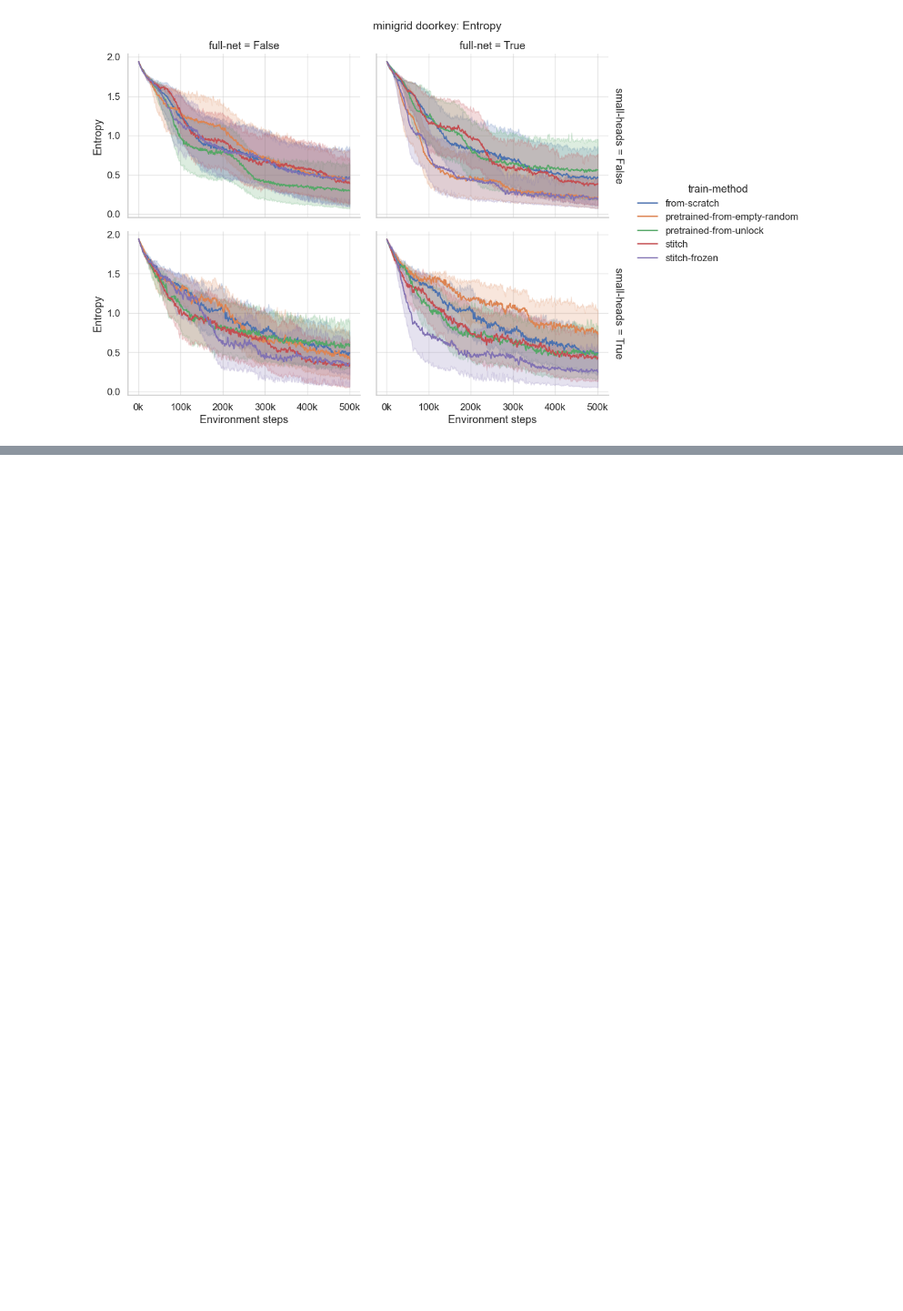
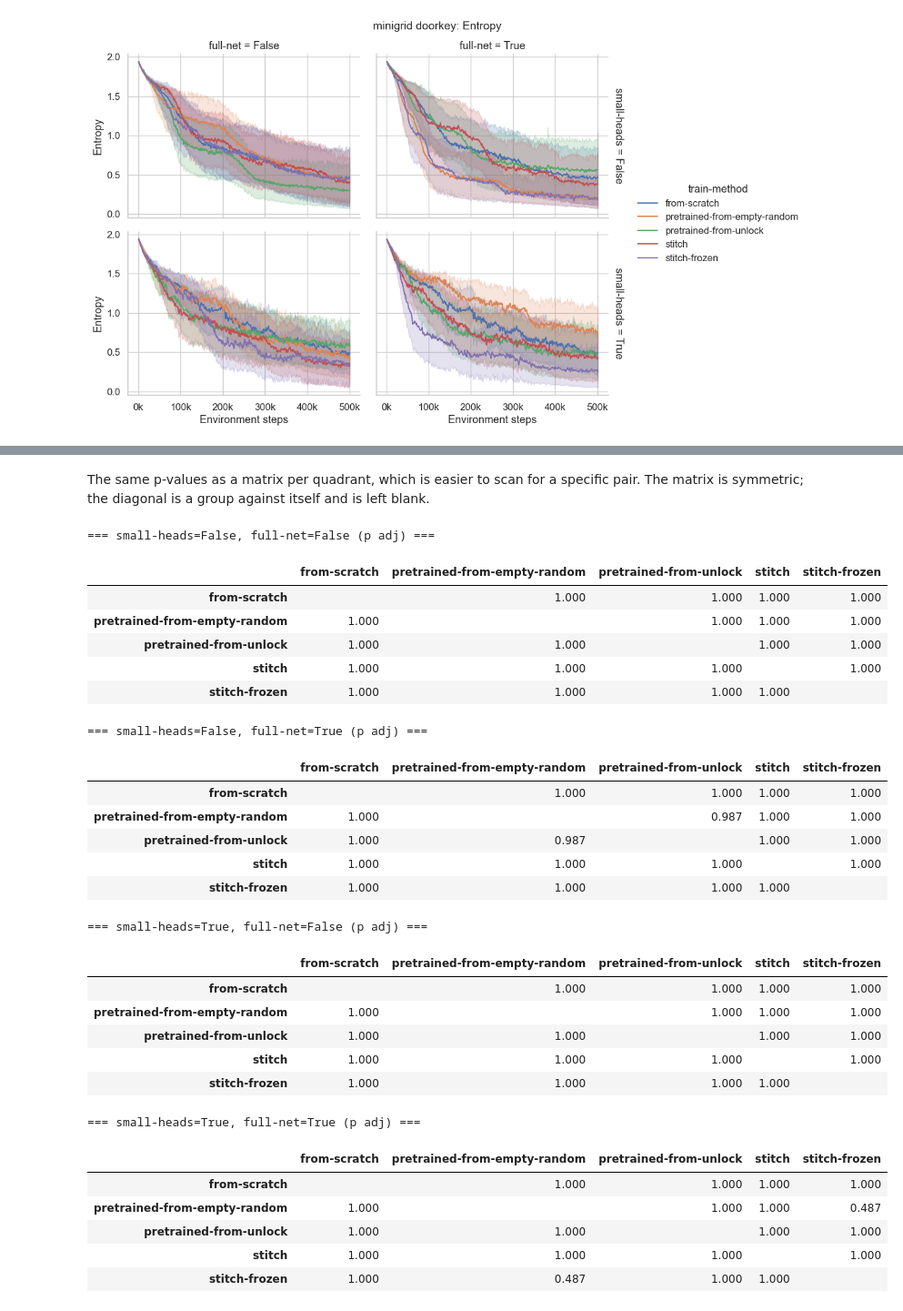
Before and after one commit to uvm-neurobotics-lab/stitching, a Jupyter notebook: src/minigrid.ipynb, the cells around one changed output, grey strips where cells are left out. Shown at 91% size. Drawn from its saved outputs; the diff is of its cells as text; code cells hidden in the pictures; blank space fills up the shorter version.

```diff
--- a/src/minigrid.ipynb
+++ b/src/minigrid.ipynb
@@ -298,0 +430,46 @@ plot_metric(plot_df, "Entropy")
+# %% [markdown]
+The same p-values as a matrix per quadrant, which is easier to scan for a specific pair. The matrix is symmetric;
+the diagonal is a group against itself and is left blank.
+# %%
+def pvalue_matrix(tests, facets=("small-heads", "full-net"), value="p adj"):
+    """ Lay the pairwise results out as one symmetric matrix per facet. """
+    for facet_values, panel in tests.groupby(list(facets)):
+        methods = sorted(set(panel["A"]) | set(panel["B"]))
+        matrix = pd.DataFrame(np.nan, index=methods, columns=methods)
+        for _, row in panel.iterrows():
+            matrix.loc[row["A"], row["B"]] = matrix.loc[row["B"], row["A"]] = row[value]
+        label = ", ".join(f"{k}={v}" for k, v in zip(facets, facet_values))
+        print(f"\n=== {label} ({value}) ===")
+        display(matrix.style.format("{:.3f}", na_rep="").background_gradient(cmap="Reds_r", vmin=0, vmax=1))
+
+
+pvalue_matrix(tests)
+# %% [output]
+=== small-heads=False, full-net=False (p adj) ===
+|  | from-scratch | pretrained-from-empty-random | pretrained-from-unlock | stitch | stitch-frozen |
+| from-scratch |  | 1.000 | 1.000 | 1.000 | 1.000 |
+| pretrained-from-empty-random | 1.000 |  | 1.000 | 1.000 | 1.000 |
+| pretrained-from-unlock | 1.000 | 1.000 |  | 1.000 | 1.000 |
+| stitch | 1.000 | 1.000 | 1.000 |  | 1.000 |
+| stitch-frozen | 1.000 | 1.000 | 1.000 | 1.000 |  |
+=== small-heads=False, full-net=True (p adj) ===
+|  | from-scratch | pretrained-from-empty-random | pretrained-from-unlock | stitch | stitch-frozen |
+| from-scratch |  | 1.000 | 1.000 | 1.000 | 1.000 |
+| pretrained-from-empty-random | 1.000 |  | 0.987 | 1.000 | 1.000 |
+| pretrained-from-unlock | 1.000 | 0.987 |  | 1.000 | 1.000 |
+| stitch | 1.000 | 1.000 | 1.000 |  | 1.000 |
+| stitch-frozen | 1.000 | 1.000 | 1.000 | 1.000 |  |
+=== small-heads=True, full-net=False (p adj) ===
+|  | from-scratch | pretrained-from-empty-random | pretrained-from-unlock | stitch | stitch-frozen |
+| from-scratch |  | 1.000 | 1.000 | 1.000 | 1.000 |
+| pretrained-from-empty-random | 1.000 |  | 1.000 | 1.000 | 1.000 |
+| pretrained-from-unlock | 1.000 | 1.000 |  | 1.000 | 1.000 |
+| stitch | 1.000 | 1.000 | 1.000 |  | 1.000 |
+| stitch-frozen | 1.000 | 1.000 | 1.000 | 1.000 |  |
+=== small-heads=True, full-net=True (p adj) ===
+|  | from-scratch | pretrained-from-empty-random | pretrained-from-unlock | stitch | stitch-frozen |
+| from-scratch |  | 1.000 | 1.000 | 1.000 | 1.000 |
+| pretrained-from-empty-random | 1.000 |  | 1.000 | 1.000 | 0.487 |
+| pretrained-from-unlock | 1.000 | 1.000 |  | 1.000 | 1.000 |
+| stitch | 1.000 | 1.000 | 1.000 |  | 1.000 |
+| stitch-frozen | 1.000 | 0.487 | 1.000 | 1.000 |  |
```
Also changed, not shown: parts of 6 cells of this notebook.
